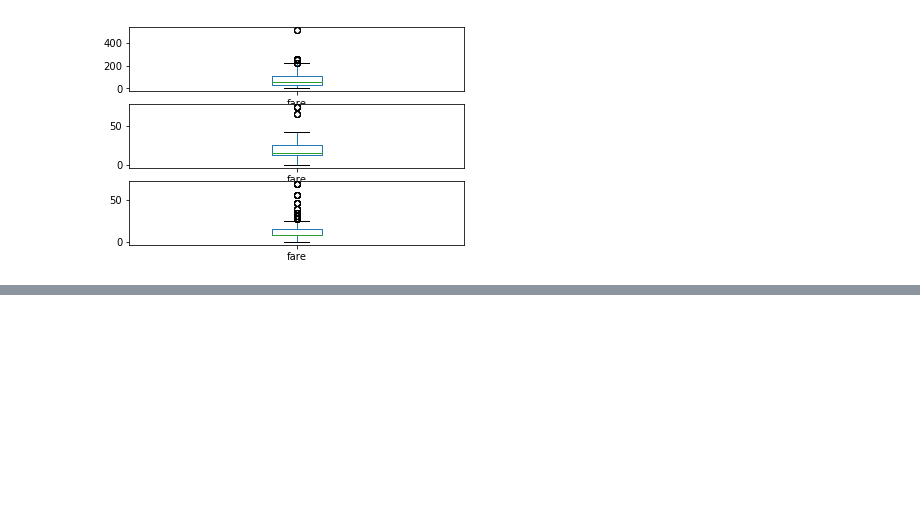
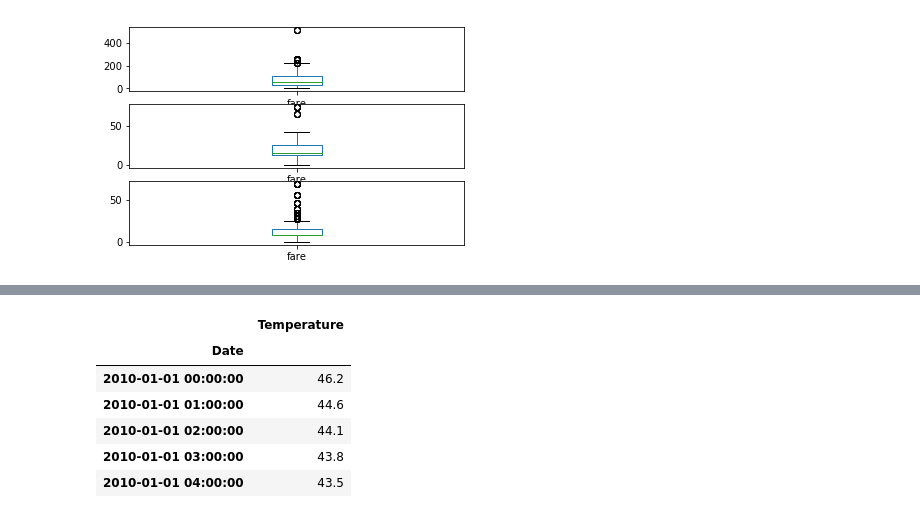
Before and after one commit to Suvamp/Datacamp-Notebooks, a Jupyter notebook: 8.pandas-foundations.ipynb, the cells around one changed output, grey strips where cells are left out. Cells and saved outputs as stored; diff of their text form; code cells hidden in the pictures; blank space fills up the shorter version.

```diff
--- a/8.pandas-foundations.ipynb
+++ b/8.pandas-foundations.ipynb
@@ -555,0 +580,11 @@ plt.show()
+# %%
+df = pd.read_csv('ts0.csv',index_col='Date',parse_dates=True)
+df.head()
+# %% [output]
+|  | Temperature |
+| Date |  |
+| 2010-01-01 00:00:00 | 46.2 |
+| 2010-01-01 01:00:00 | 44.6 |
+| 2010-01-01 02:00:00 | 44.1 |
+| 2010-01-01 03:00:00 | 43.8 |
+| 2010-01-01 04:00:00 | 43.5 |
```
Also changed, not shown: parts of 5 cells of this notebook, 6 other files.
